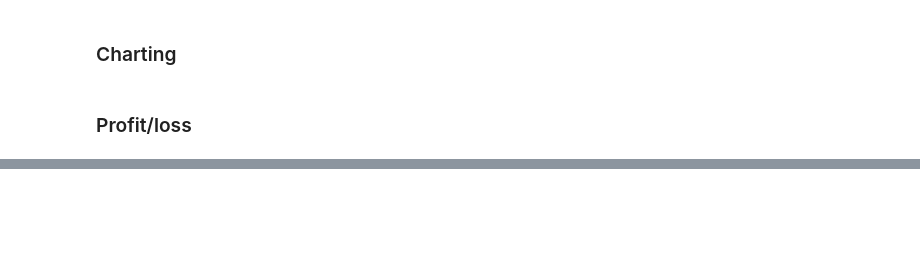
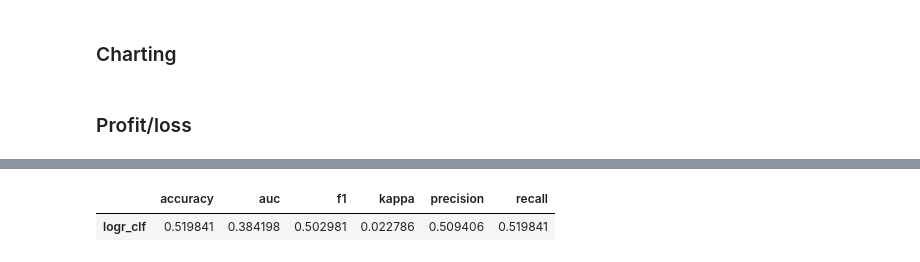
Before and after one commit to montgoz007/stock-price-prediction, a Jupyter notebook: data_engineering.ipynb, the cells around one changed output, grey strips where cells are left out. Drawn from its saved outputs; the diff is of its cells as text; code cells hidden in the pictures; blank space fills up the shorter version.

```diff
--- a/data_engineering.ipynb
+++ b/data_engineering.ipynb
@@ -101,0 +169,9 @@ tickerDf['day_change_pct'].plot()
+# %%
+perf_dict = dict()
+model_dict = {
+    'logr_clf':LogisticRegression(random_state=0),
+    'svc_clf':SVC(gamma='auto'),
+}
+# %%
+for i in model_dict:
+    print(i)
@@ -101,0 +201,8 @@ tickerDf['day_change_pct'].plot()
+# %%
+for clf in model_dict:
+    print(clf)
+    # Define classifer
+    clf = model_dict[i].fit(X_train, y_train_enc)
+    y_pred = clf.predict(X_test)
+    y_proba = clf.predict_proba(X_test)
+    perf_dict[clf] = logPerf(y_pred, y_proba, X_test)
@@ -101,0 +212,17 @@ tickerDf['day_change_pct'].plot()
+# %%
+model_name = 'logr_clf'
+
+# Define classifer
+clf = LogisticRegression(random_state=0).fit(X_train, y_train_enc)
+y_pred = clf.predict(X_test)
+y_proba = clf.predict_proba(X_test)
+
+# Log performance metrics
+perf_dict[model_name] = {
+    'accuracy': accuracy_score(y_test_enc, y_pred),
+    'auc': roc_auc_score(y_test_enc, y_proba, multi_class='ovr'),
+    'precision': precision_score(y_test_enc, y_pred, average='weighted'),
+    'recall': recall_score(y_test_enc, y_pred, average='weighted'),
+    'f1': f1_score(y_test_enc, y_pred, average='weighted'),
+    'kappa': cohen_kappa_score(y_test_enc, y_pred)
+}
@@ -101,0 +237,5 @@ tickerDf['day_change_pct'].plot()
+# %%
+pd.DataFrame(perf_dict).T
+# %% [output]
+|  | accuracy | auc | f1 | kappa | precision | recall |
+| logr_clf | 0.519841 | 0.384198 | 0.502981 | 0.022786 | 0.509406 | 0.519841 |
```
Also changed, not shown: parts of 25 cells of this notebook.
